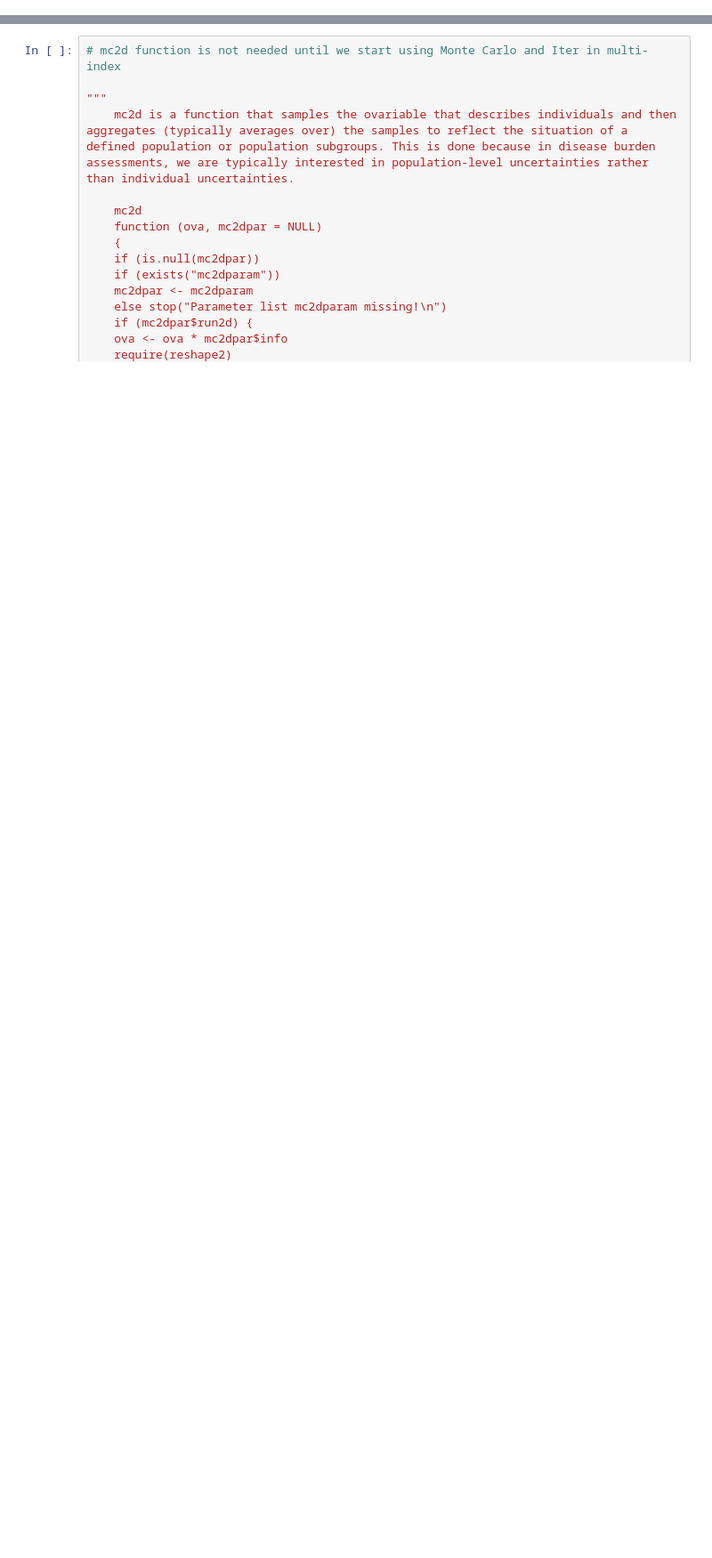
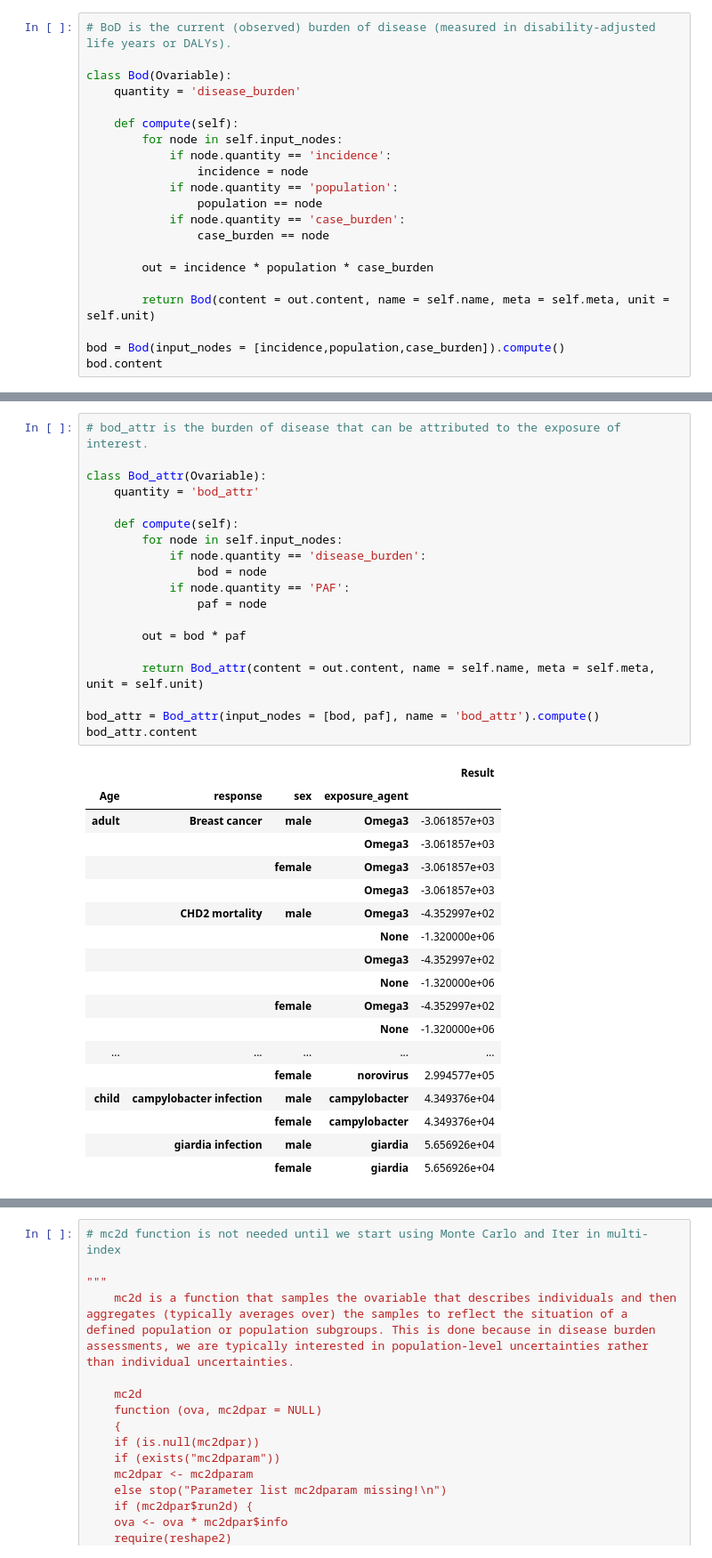
Before and after one commit to kausaltech/ghg-notebooks, a Jupyter notebook: hia_generic.ipynb, the cells around one changed output, grey strips where cells are left out. Shown: that part at 89% size. Saved outputs shown, nothing was run; the diff lists cells and outputs as text; blank space fills up the shorter version.

```diff
--- a/hia_generic.ipynb
+++ b/hia_generic.ipynb
@@ -0,0 +529,21 @@
+# %%
+# BoD is the current (observed) burden of disease (measured in disability-adjusted life years or DALYs).
+
+class Bod(Ovariable):
+    quantity = 'disease_burden'
+
+    def compute(self):
+        for node in self.input_nodes:
+            if node.quantity == 'incidence':
+                incidence = node
+            if node.quantity == 'population':
+                population == node
+            if node.quantity == 'case_burden':
+                case_burden == node
+
+        out = incidence * population * case_burden
+
+        return Bod(content = out.content, name = self.name, meta = self.meta, unit = self.unit)
+
+bod = Bod(input_nodes = [incidence,population,case_burden]).compute()
+bod.content
@@ -1 +565,39 @@
+# %%
+# bod_attr is the burden of disease that can be attributed to the exposure of interest.
+
+class Bod_attr(Ovariable):
+    quantity = 'bod_attr'
+
+    def compute(self):
+        for node in self.input_nodes:
+            if node.quantity == 'disease_burden':
+                bod = node
+            if node.quantity == 'PAF':
+                paf = node
+
+        out = bod * paf
+
+        return Bod_attr(content = out.content, name = self.name, meta = self.meta, unit = self.unit)
+
+bod_attr = Bod_attr(input_nodes = [bod, paf], name = 'bod_attr').compute()
+bod_attr.content
+# %% [output]
+|  |  |  |  | Result |
+| Age | response | sex | exposure_agent |  |
+| adult | Breast cancer | male | Omega3 | -3.061857e+03 |
+|  |  |  | Omega3 | -3.061857e+03 |
+|  |  | female | Omega3 | -3.061857e+03 |
+|  |  |  | Omega3 | -3.061857e+03 |
+|  | CHD2 mortality | male | Omega3 | -4.352997e+02 |
+|  |  |  | None | -1.320000e+06 |
+|  |  |  | Omega3 | -4.352997e+02 |
+|  |  |  | None | -1.320000e+06 |
+|  |  | female | Omega3 | -4.352997e+02 |
+|  |  |  | None | -1.320000e+06 |
+| ... | ... | ... | ... | ... |
+|  |  | female | norovirus | 2.994577e+05 |
+| child | campylobacter infection | male | campylobacter | 4.349376e+04 |
+|  |  | female | campylobacter | 4.349376e+04 |
+|  | giardia infection | male | giardia | 5.656926e+04 |
+|  |  | female | giardia | 5.656926e+04 |
 # %%
```
Also changed, not shown: parts of 18 cells of this notebook, 2 other files.
